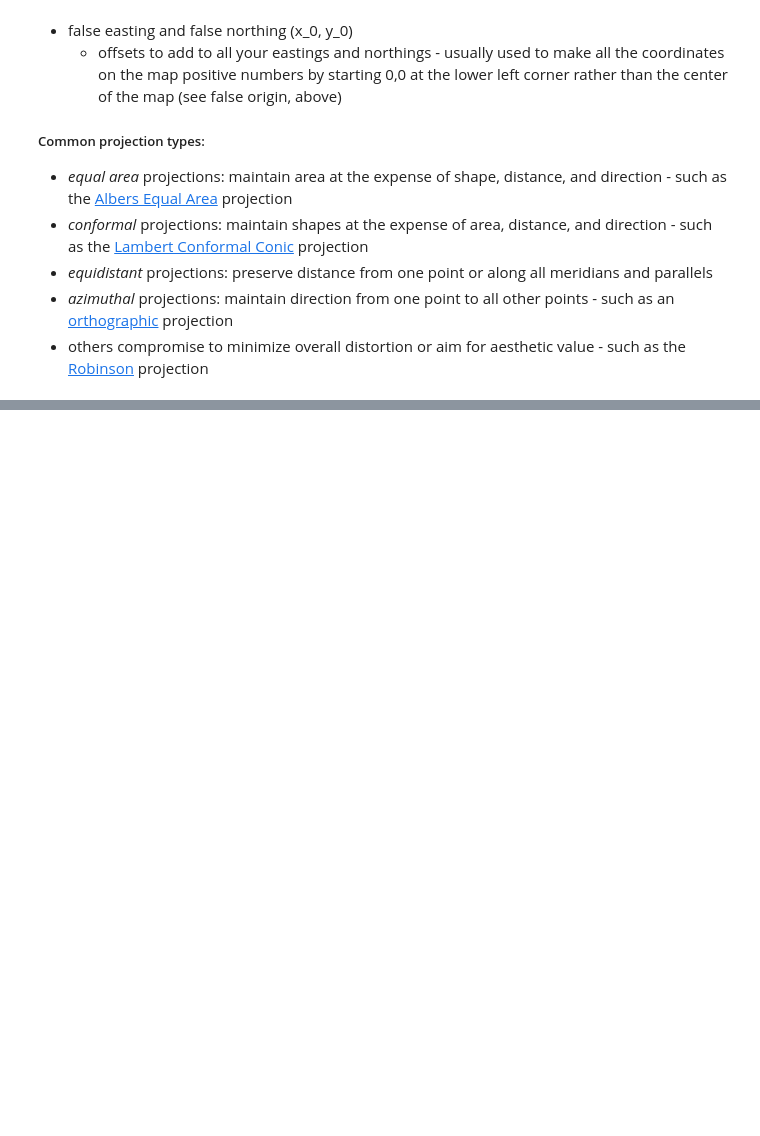
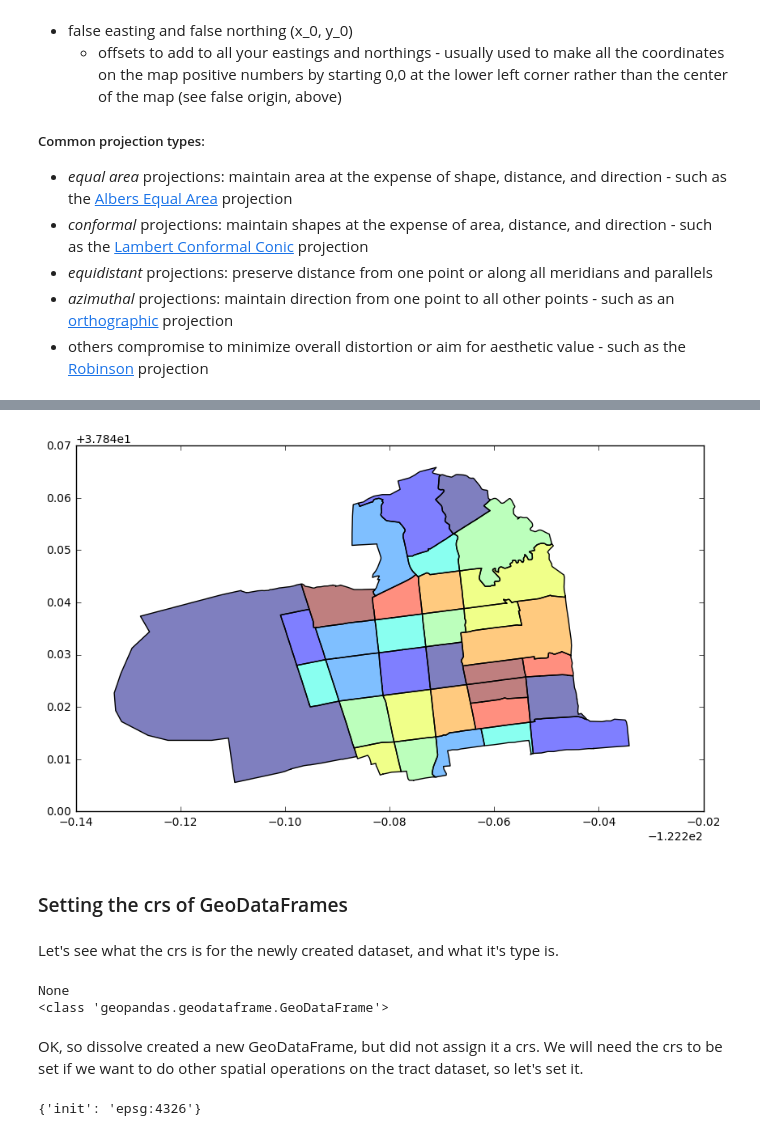
Before and after one commit to waddell/urban-informatics-and-visualization, a Jupyter notebook: Session 19 - Oct 31 - Spatial Analysis and Catography With Python/spatial-analysis.ipynb, the cells around one changed output, grey strips where cells are left out. Drawn from its saved outputs; the diff is of its cells as text; code cells hidden in the pictures; blank space fills up the shorter version.

```diff
--- a/Session 19 - Oct 31 - Spatial Analysis and Catography With Python/spatial-analysis.ipynb
+++ b/Session 19 - Oct 31 - Spatial Analysis and Catography With Python/spatial-analysis.ipynb
@@ -479,0 +151,24 @@ plt.show()
+# %%
+tracts = blocks.dissolve(by='tractce10')
+tracts.plot();
+# %% [output]
+[figure, added]
+# %% [markdown]
+### Setting the crs of GeoDataFrames
+# %% [markdown]
+Let's see what the crs is for the newly created dataset, and what it's type is.
+# %%
+print(tracts.crs)
+print(type(tracts))
+# %% [output]
+None
+<class 'geopandas.geodataframe.GeoDataFrame'>
+# %% [markdown]
+OK, so dissolve created a new GeoDataFrame, but did not assign it a crs.  We will need the crs to be set if we want to do other spatial operations on the tract dataset, so let's set it.
+# %%
+tracts.crs = {'init' :'epsg:4326'}
+# or alternatively:
+tracts.crs = blocks.crs
+print(tracts.crs)
+# %% [output]
+{'init': 'epsg:4326'}
```
Also changed, not shown: parts of 121 cells of this notebook.
